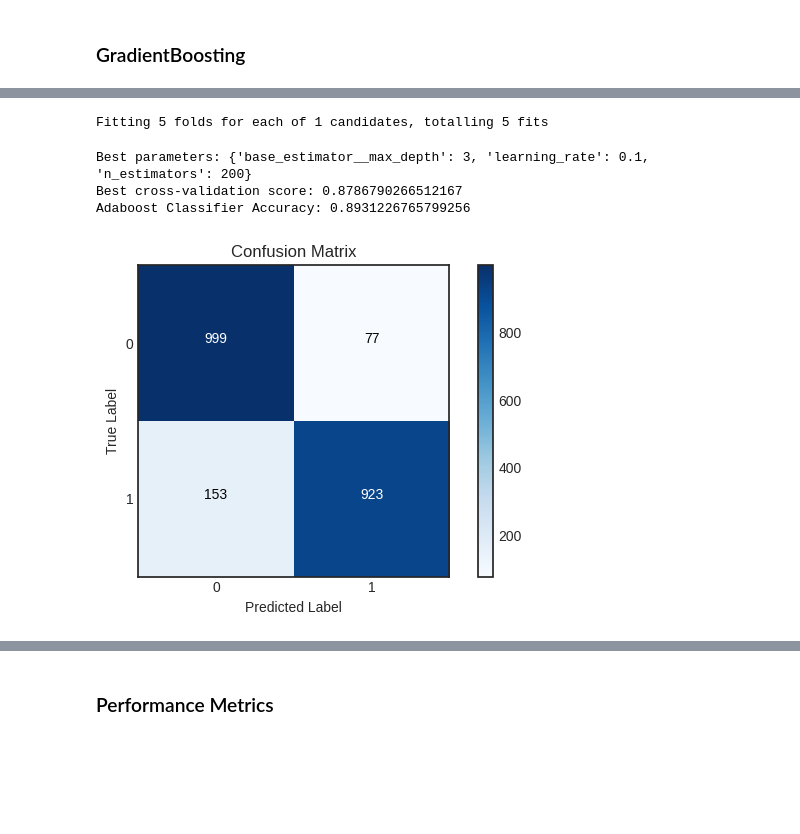
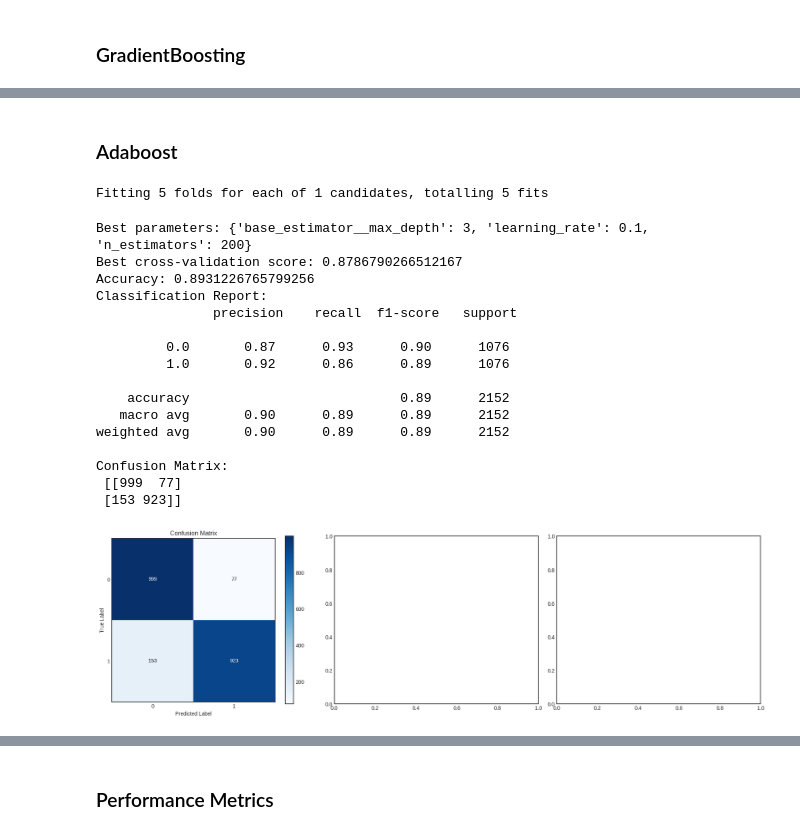
Before and after one commit to DhruvSinghiitmandi/Societal-Challaenges-Datathon, a Jupyter notebook: prediction.ipynb, the cells around one changed output, grey strips where cells are left out. Drawn from its saved outputs; the diff is of its cells as text; code cells hidden in the pictures; blank space fills up the shorter version.

```diff
--- a/prediction.ipynb
+++ b/prediction.ipynb
@@ -785,3 +479,5 @@ Name: status, Length: 2152, dtype: float64
+# %% [markdown]
+### Adaboost
 # %%
 from sklearn.ensemble import AdaBoostClassifier
 from sklearn.tree import DecisionTreeClassifier
@@ -798,74 +494,47 @@ param_grid = {
 grid_search = GridSearchCV(
     AdaBoostClassifier(base_estimator=DecisionTreeClassifier(random_state=42), random_state=42),
     param_grid,
     cv=5,
     scoring='balanced_accuracy',
     n_jobs=-1,
     verbose=1
 )
 
 # Fit the model
 grid_search.fit(selected_features, y_train_resampled)
 
 # Get the best parameters and score
 ada_best_params = grid_search.best_params_
 ada_best_score = grid_search.best_score_
 
 print("Best parameters:", ada_best_params)
 print("Best cross-validation score:", ada_best_score)
 
 # Train the final model with the best parameters
 ada_clf = AdaBoostClassifier(
     base_estimator=DecisionTreeClassifier(max_depth=ada_best_params['base_estimator__max_depth'], random_state=42),
     n_estimators=ada_best_params['n_estimators'],
     learning_rate=ada_best_params['learning_rate'],
     random_state=42
 ).fit(selected_features, y_train_resampled)
-
-# Predict probabilities for the test set
-# ada_proba = ada_clf.predict_proba(selected_features_test)[:, 1]
-
-
-
-# ada_clf = AdaBoostClassifier(**ada_best_params).fit(selected_features, y_train_resampled)
-
-# Predict on the test set
-y_pred_rf = ada_clf.predict(selected_features_test)
-
-# Calculate accuracy
-accuracy = metrics.accuracy_score(y_test_resampled, y_pred_rf)
-print("Adaboost Classifier Accuracy:", accuracy)
-
-# Print the confusion matrix
-import matplotlib.pyplot as plt
-
-conf_matrix = metrics.confusion_matrix(y_test_resampled, y_pred_rf)
-
-plt.figure(figsize=(6, 4))
-plt.imshow(conf_matrix, interpolation='nearest', cmap=plt.cm.Blues)
-plt.title("Confusion Matrix")
-plt.colorbar()
-
-tick_marks = np.arange(2)
-plt.xticks(tick_marks, ['0', '1'])
-plt.yticks(tick_marks, ['0', '1'])
-
-plt.xlabel("Predicted Label")
-plt.ylabel("True Label")
-
-thresh = conf_matrix.max() / 2.
-for i in range(conf_matrix.shape[0]):
-    for j in range(conf_matrix.shape[1]):
-        plt.text(j, i, format(conf_matrix[i, j], 'd'),
-                 horizontalalignment="center",
-                 color="white" if conf_matrix[i, j] > thresh else "black")
-
-plt.tight_layout()
-plt.show()
+plot_roc(selected_features_test,ada_clf,y_test_resampled)
 # %% [output]
 Fitting 5 folds for each of 1 candidates, totalling 5 fits
 Best parameters: {'base_estimator__max_depth': 3, 'learning_rate': 0.1, 'n_estimators': 200}
 Best cross-validation score: 0.8786790266512167
-Adaboost Classifier Accuracy: 0.8931226765799256
+Accuracy: 0.8931226765799256
+Classification Report:
+               precision    recall  f1-score   support
+
+         0.0       0.87      0.93      0.90      1076
+         1.0       0.92      0.86      0.89      1076
+
+    accuracy                           0.89      2152
+   macro avg       0.90      0.89      0.89      2152
+weighted avg       0.90      0.89      0.89      2152
+
+Confusion Matrix:
+ [[999  77]
+ [153 923]]
-[figure, old version]
+[figure, new version]
 # %%
```
Also changed, not shown: parts of 26 cells of this notebook, 5 other files.
